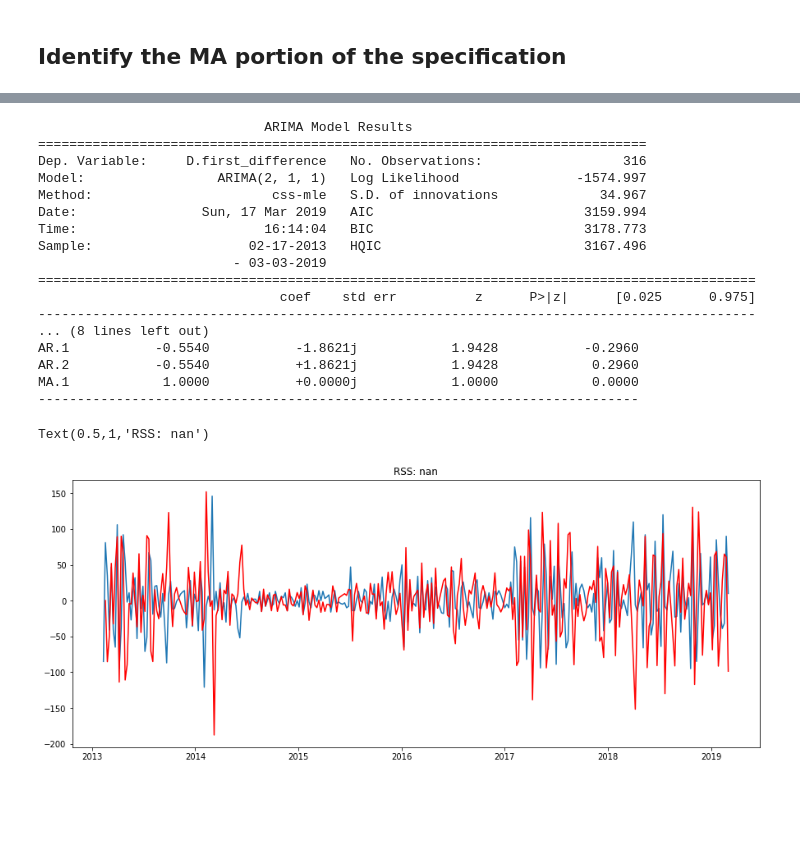
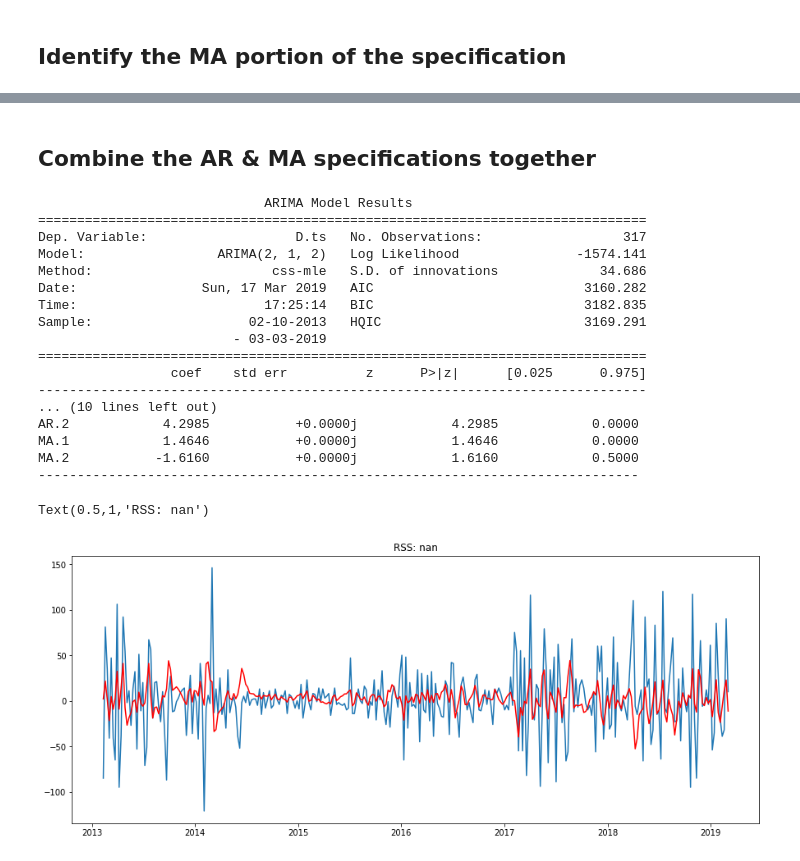
Before and after one commit to mvrieze/firepit, a Jupyter notebook: ARIMA.ipynb, the cells around one changed output, grey strips where cells are left out. Saved outputs shown, nothing was run; the diff lists cells and outputs as text; code cells hidden in the pictures; blank space fills up the shorter version.

Commit message:
Final Revised ARIMA forecast notebook

```diff
--- a/ARIMA.ipynb
+++ b/ARIMA.ipynb
@@ -297,28 +292,30 @@ Text(0.5,1,'RSS: nan')
+# %% [markdown]
+## Combine the AR & MA specifications together
 # %%
 #Combined Model
-model = ARIMA(data.first_difference, order=(2,1,1))
+model = ARIMA(data.ts, order=(2,1,2))
 results_ARIMA = model.fit(disp=-1)
 print(results_ARIMA.summary())
 plt.plot(data.first_difference)
 plt.plot(results_ARIMA.fittedvalues, color='red')
 plt.title('RSS: %.4f'% sum((results_ARIMA.fittedvalues-data.first_difference)**2))
 # %% [output]
                              ARIMA Model Results
 ==============================================================================
-Dep. Variable:     D.first_difference   No. Observations:                  316
-Model:                 ARIMA(2, 1, 1)   Log Likelihood               -1574.997
-Method:                       css-mle   S.D. of innovations             34.967
-Date:                Sun, 17 Mar 2019   AIC                           3159.994
-Time:                        16:14:04   BIC                           3178.773
-Sample:                    02-17-2013   HQIC                          3167.496
+Dep. Variable:                   D.ts   No. Observations:                  317
+Model:                 ARIMA(2, 1, 2)   Log Likelihood               -1574.141
+Method:                       css-mle   S.D. of innovations             34.686
+Date:                Sun, 17 Mar 2019   AIC                           3160.282
+Time:                        17:25:14   BIC                           3182.835
+Sample:                    02-10-2013   HQIC                          3169.291
                          - 03-03-2019
-============================================================================================
-                               coef    std err          z      P>|z|      [0.025      0.975]
---------------------------------------------------------------------------------------------
-... (8 lines left out)
-AR.1           -0.5540           -1.8621j            1.9428           -0.2960
-AR.2           -0.5540           +1.8621j            1.9428            0.2960
-MA.1            1.0000           +0.0000j            1.0000            0.0000
+==============================================================================
+                 coef    std err          z      P>|z|      [0.025      0.975]
+------------------------------------------------------------------------------
+... (10 lines left out)
+AR.2            4.2985           +0.0000j            4.2985            0.0000
+MA.1            1.4646           +0.0000j            1.4646            0.0000
+MA.2           -1.6160           +0.0000j            1.6160            0.5000
 -----------------------------------------------------------------------------
 Text(0.5,1,'RSS: nan')
-[figure, old version]
+[figure, new version]
```
Also changed, not shown: parts of 17 cells of this notebook.
